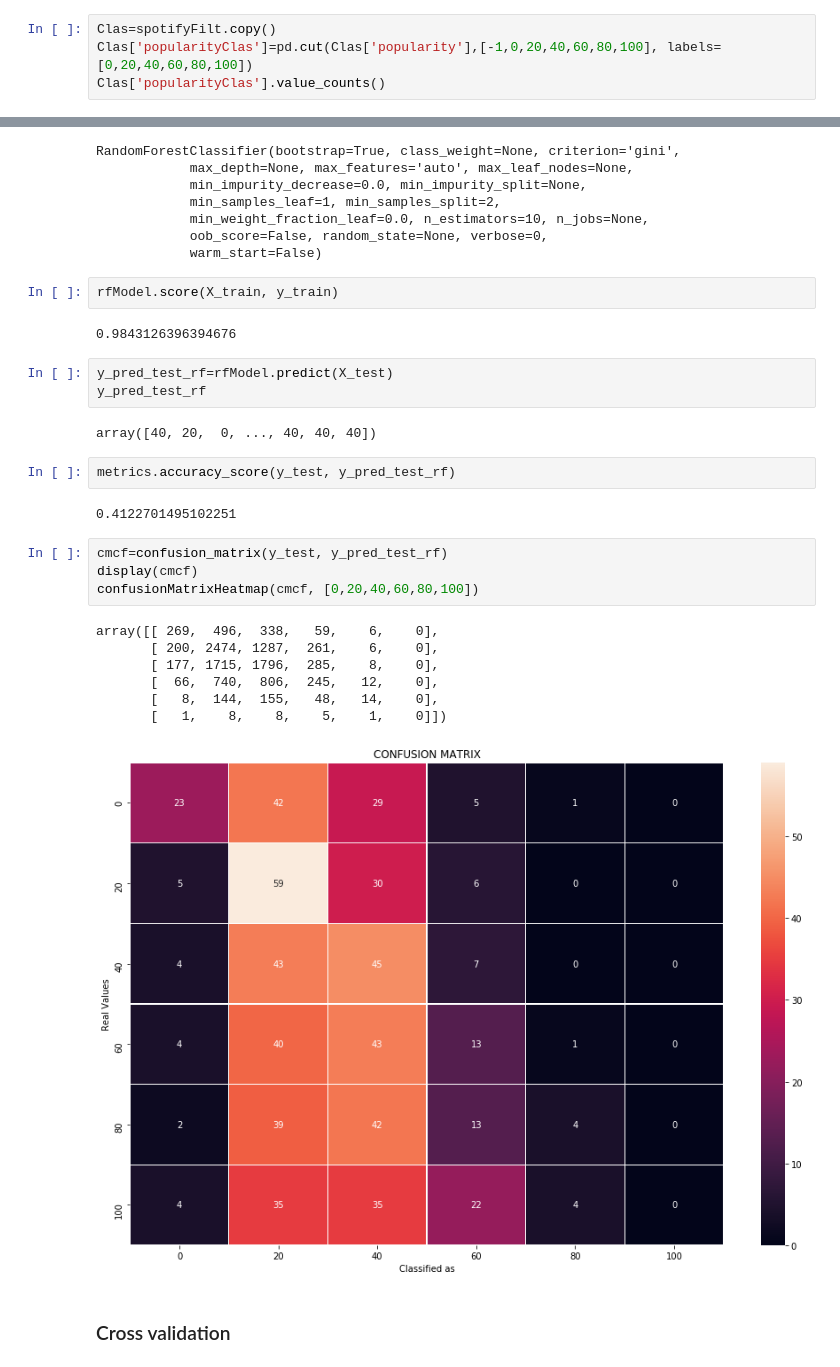
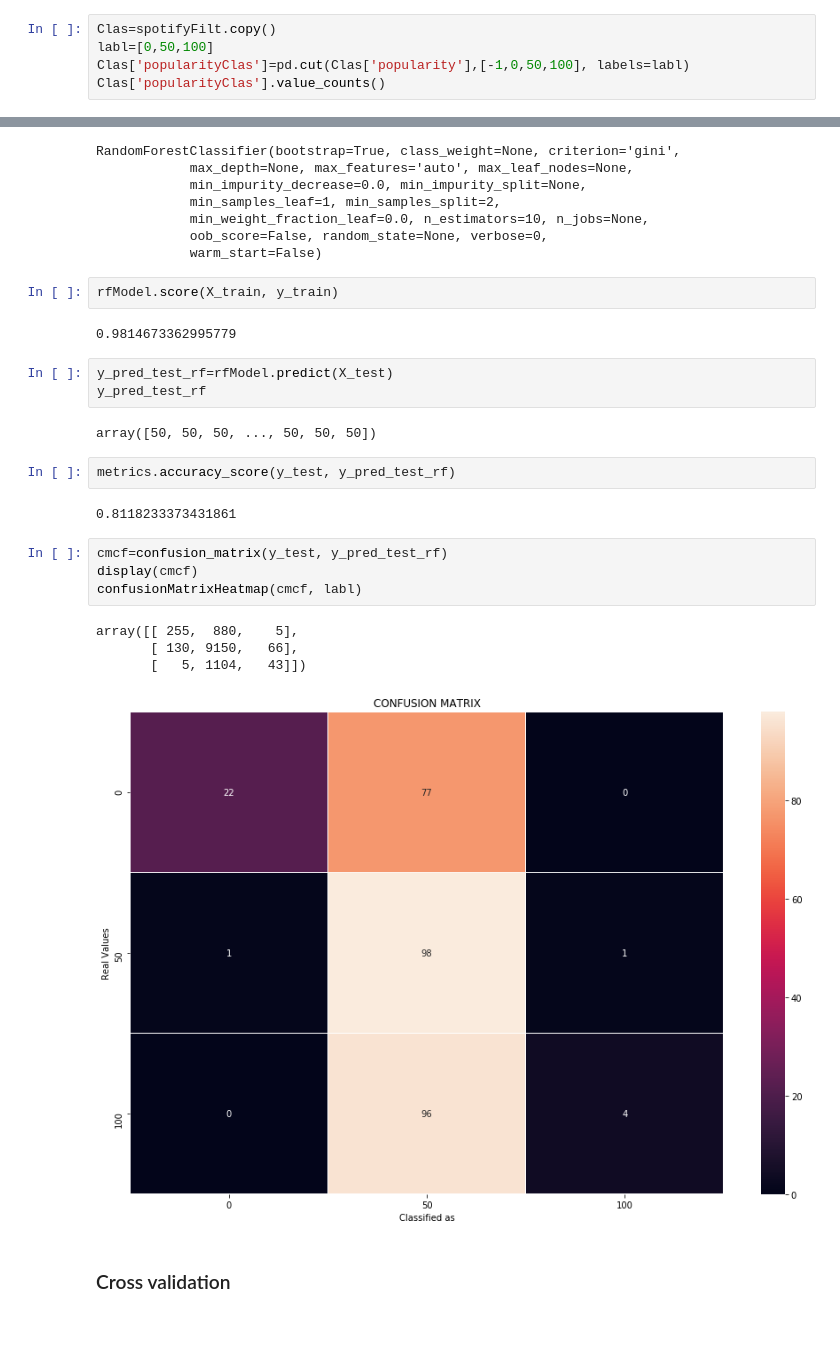
Before and after one commit to AlbertoCastellanos/Ironhack_Data_FinalProject, a Jupyter notebook: main.ipynb, the cells around one changed output, grey strips where cells are left out. Cells and saved outputs as stored; diff of their text form; blank space fills up the shorter version.

```diff
--- a/main.ipynb
+++ b/main.ipynb
@@ -430,6 +430,7 @@ spotifyFilt['popularity'].value_counts()
 Name: popularity, Length: 100, dtype: int64
 # %%
 Clas=spotifyFilt.copy()
-Clas['popularityClas']=pd.cut(Clas['popularity'],[-1,0,20,40,60,80,100], labels=[0,20,40,60,80,100])
+labl=[0,50,100]
+Clas['popularityClas']=pd.cut(Clas['popularity'],[-1,0,50,100], labels=labl)
 Clas['popularityClas'].value_counts()
 # %% [output]
@@ -582,28 +574,25 @@ RandomForestClassifier(bootstrap=True, class_weight=None, criterion='gini',
 # %%
 rfModel.score(X_train, y_train)
 # %% [output]
-0.9843126396394676
+0.9814673362995779
 # %%
 y_pred_test_rf=rfModel.predict(X_test)
 y_pred_test_rf
 # %% [output]
-array([40, 20,  0, ..., 40, 40, 40])
+array([50, 50, 50, ..., 50, 50, 50])
 # %%
 metrics.accuracy_score(y_test, y_pred_test_rf)
 # %% [output]
-0.4122701495102251
+0.8118233373431861
 # %%
 cmcf=confusion_matrix(y_test, y_pred_test_rf)
 display(cmcf)
-confusionMatrixHeatmap(cmcf, [0,20,40,60,80,100])
+confusionMatrixHeatmap(cmcf, labl)
 # %% [output]
-array([[ 269,  496,  338,   59,    6,    0],
-       [ 200, 2474, 1287,  261,    6,    0],
-       [ 177, 1715, 1796,  285,    8,    0],
-       [  66,  740,  806,  245,   12,    0],
-       [   8,  144,  155,   48,   14,    0],
-       [   1,    8,    8,    5,    1,    0]])
+array([[ 255,  880,    5],
+       [ 130, 9150,   66],
+       [   5, 1104,   43]])
-[figure, old version]
+[figure, new version]
 # %% [markdown]
 ### Cross validation
 # %%
```
Also changed, not shown: parts of 24 cells of this notebook.
